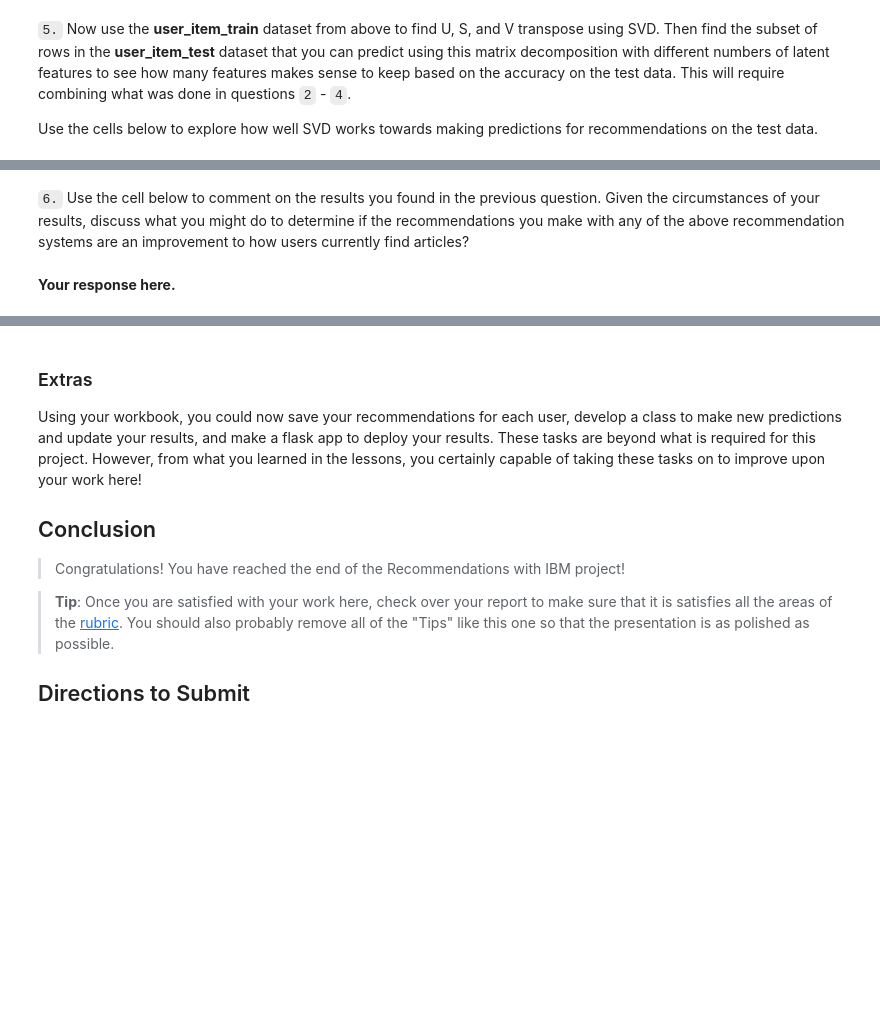
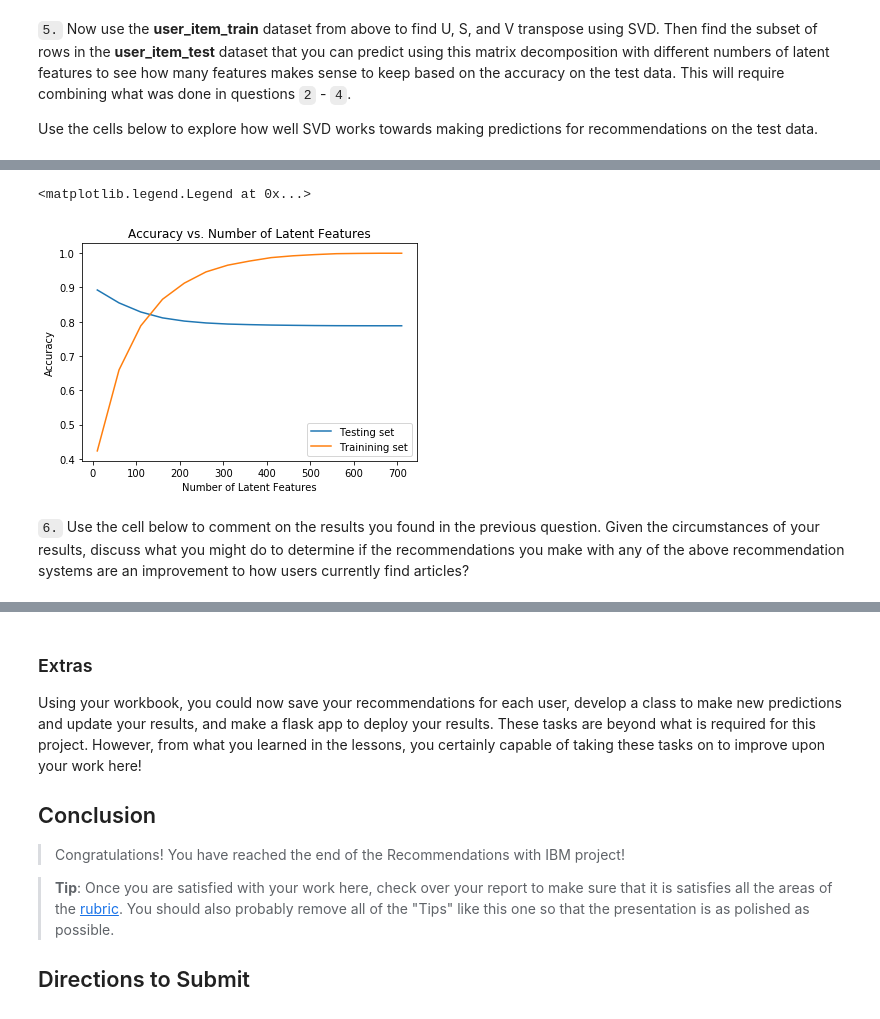
Before and after one commit to armand-hoxha25/IBM_recommendations, a Jupyter notebook: Recommendations_with_IBM.ipynb, the cells around one changed output, grey strips where cells are left out. Saved outputs shown, nothing was run; the diff lists cells and outputs as text; code cells hidden in the pictures; blank space fills up the shorter version.

Commit message:
added plots for svd results
Computed the SVD, added the plotting to the graphs with legend.  (running the svd testing predictions, will run for almost 1 hour)

```diff
--- a/Recommendations_with_IBM.ipynb
+++ b/Recommendations_with_IBM.ipynb
@@ -791,13 +770,13 @@ u_train, s_train, vt_train = np.linalg.svd(user_item_train)# fit svd similar to
 # decomposition to predict on test data
 
 # Create series of users and article in the right order
-num_latent_feats = [10]#np.arange(10,100,20)
+num_latent_feats = np.arange(10,720,50)
 user_ids_series = np.array(user_item_test.index)
 article_ids_series = np.array(user_item_test.columns)
 sum_errs=[]
 users_wissues=[]
 for k in num_latent_feats:
-    estimated = user_item_test.copy()
+    estimated_test = user_item_test.copy()
     print('running on latent_features = ',k)
     for user in user_ids_series:
         try:
@@ -813,7 +792,7 @@ for k in num_latent_feats:
                 continue
             # Take dot product of that row and column in U and V to make prediction
             #pred = np.dot(u_train[user_row, :], movie_matrix[:, movie_col])
-            s_new, u_new, vt_new = np.diag(s[:k]), u[user_row, :k], vt[:k, article_col]
+            s_new, u_new, vt_new = np.diag(s_train[:k]), u_train[user_row, :k], vt_train[:k, article_col]
 
             # take dot product
             pred = np.around(np.dot(np.dot(u_new, s_new), vt_new))
@@ -821,12 +800,11 @@ for k in num_latent_feats:
             # compute error for each prediction to actual value
     diffs = np.subtract(estimated, user_item_test)
 
-            # total errors and keep track of them
+
+    # total errors and keep track of them
     err = np.sum(np.sum(np.abs(diffs)))
     sum_errs.append(err)
-plt.plot(num_latent_feats, 1 - np.array(sum_errs)/df.shape[0]);
-plt.xlabel('Number of Latent Features');
-plt.ylabel('Accuracy');
-plt.title('Accuracy vs. Number of Latent Features');
+
+#estimate on train df
 # %% [output]
 running on latent_features =  10
@@ -837,4 +826,30 @@ running on latent_features =  10
+# %%
+sum_errs_train = []
+err_train = []
+
+for k in num_latent_feats:
+    # restructure with k latent features
+    s_new, u_new, vt_new = np.diag(s_train[:k]), u_train[:, :k], vt_train[:k, :]
+
+    # take dot product
+    user_item_est = np.around(np.dot(np.dot(u_new, s_new), vt_new))
+
+    # compute error for each prediction to actual value
+    diffs = np.subtract(user_item_train, user_item_est)
+
+    # total errors and keep track of them
+    err_train = np.sum(np.sum(np.abs(diffs)))
+    sum_errs_train.append(err_train)
+# %%
+plt.plot(num_latent_feats, 1 - np.array(sum_errs)/df.shape[0]);
+plt.plot(num_latent_feats, 1 - np.array(sum_errs_train)/df.shape[0]);
+
+plt.xlabel('Number of Latent Features');
+plt.ylabel('Accuracy');
+plt.title('Accuracy vs. Number of Latent Features');
+plt.legend(['Testing set', 'Trainining set'])
+# %% [output]
+<matplotlib.legend.Legend at 0x...>
+[figure, added]
 # %% [markdown]
 `6.` Use the cell below to comment on the results you found in the previous question. Given the circumstances of your results, discuss what you might do to determine if the recommendations you make with any of the above recommendation systems are an improvement to how users currently find articles?
-# %% [markdown]
-**Your response here.**
```
Also changed, not shown: parts of 14 cells of this notebook, 2 other files.
